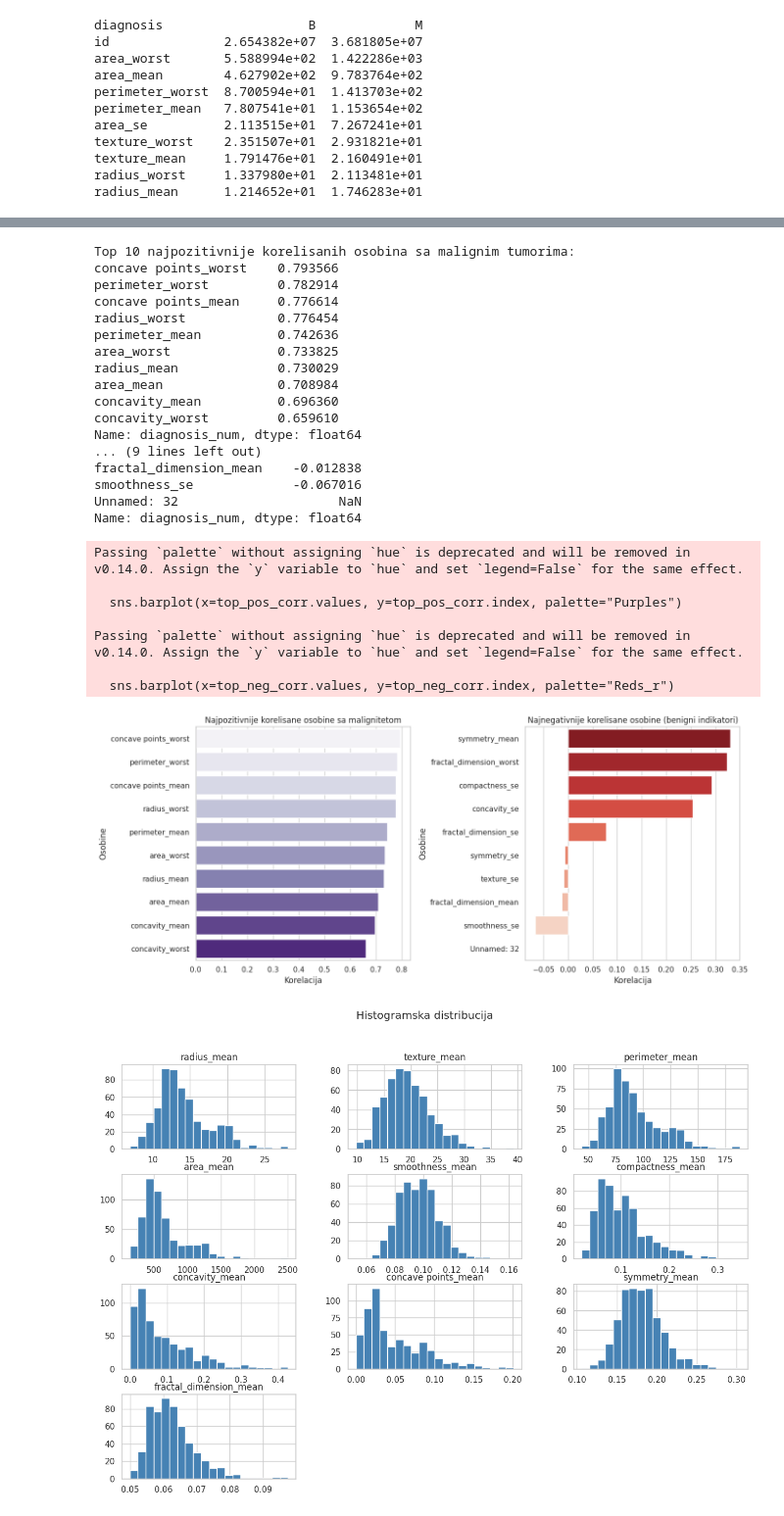
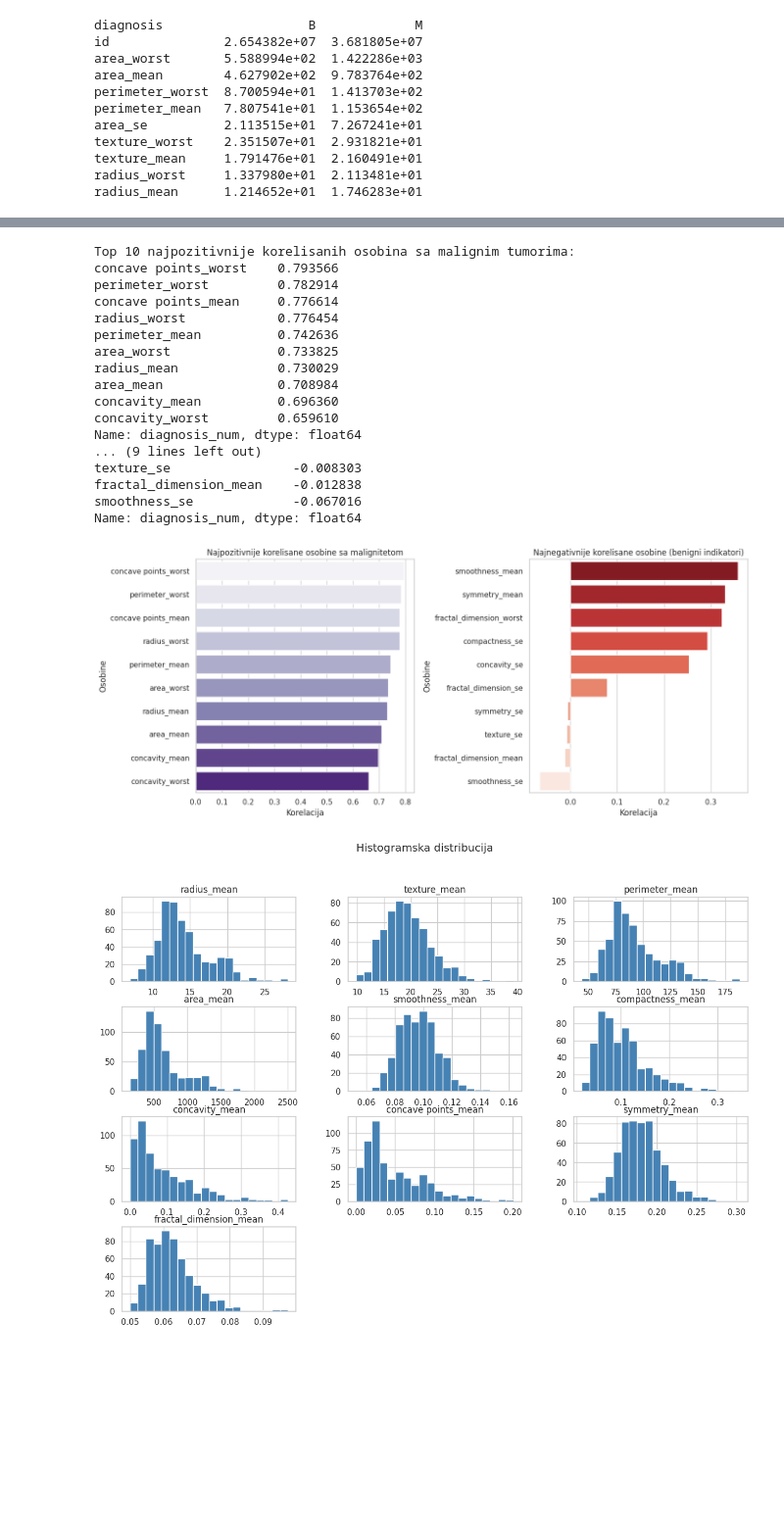
Before and after one commit to tamarajovicic1/Data-Science-Masters, a Jupyter notebook: breast-cancer-analysis/breast_cancer_analysis.ipynb, the cells around one changed output, grey strips where cells are left out. Shown at 98% size. Cells and saved outputs as stored; diff of their text form; code cells hidden in the pictures; blank space fills up the shorter version.

```diff
--- a/breast-cancer-analysis/breast_cancer_analysis.ipynb
+++ b/breast-cancer-analysis/breast_cancer_analysis.ipynb
@@ -51,7 +51,8 @@ df.head()
 # %%
 #čišćenje nepotrebnih podataka
 #brisanje ne potrebne kolone
-df_cleaned = df.drop(columns=["Unnamed: 32"], errors="ignore")
+df = df.drop(columns=["Unnamed: 32"], errors="ignore")
+df_cleaned = df
 # %%
 #uklanjanje suvišnih razmaka u svim tekstualnim kolonama
 df = df.apply(lambda x: x.str.strip() if x.dtype == "object" else x)
@@ -201,41 +190,34 @@ concavity_mean          0.696360
 concavity_worst         0.659610
 Name: diagnosis_num, dtype: float64
 ... (9 lines left out)
+texture_se                -0.008303
 fractal_dimension_mean    -0.012838
 smoothness_se             -0.067016
-Unnamed: 32                     NaN
 Name: diagnosis_num, dtype: float64
 # %%
 #odvojeno top 10 pozitivnih i negativnih korelacija
 top_pos_corr = correlations.head(10)
 top_neg_corr = correlations.tail(10)
 
 #stil
 sns.set(style="whitegrid")
 
 plt.figure(figsize=(14, 6))
 plt.subplot(1, 2, 1)
-sns.barplot(x=top_pos_corr.values, y=top_pos_corr.index, palette="Purples")
+sns.barplot(x=top_pos_corr.values, y=top_pos_corr.index, hue=top_pos_corr.index, palette="Purples", legend=False)
 plt.title("Najpozitivnije korelisane osobine sa malignitetom")
 plt.xlabel("Korelacija")
 plt.ylabel("Osobine")
 plt.subplot(1, 2, 2)
-sns.barplot(x=top_neg_corr.values, y=top_neg_corr.index, palette="Reds_r")
+sns.barplot(x=top_neg_corr.values, y=top_neg_corr.index, hue=top_neg_corr.index, palette="Reds_r", legend=False)
 plt.title("Najnegativnije korelisane osobine (benigni indikatori)")
 plt.xlabel("Korelacija")
 plt.ylabel("Osobine")
 
 plt.tight_layout()
 plt.show()
 # %% [output]
-Passing `palette` without assigning `hue` is deprecated and will be removed in v0.14.0. Assign the `y` variable to `hue` and set `legend=False` for the same effect.
-
-  sns.barplot(x=top_pos_corr.values, y=top_pos_corr.index, palette="Purples")
-
-Passing `palette` without assigning `hue` is deprecated and will be removed in v0.14.0. Assign the `y` variable to `hue` and set `legend=False` for the same effect.
-
-  sns.barplot(x=top_neg_corr.values, y=top_neg_corr.index, palette="Reds_r")
-[figure, old version]
+[figure, new version]
 # %%
 #histogram za numeričke kolone (osim prve dve kolone)
 df[df.columns[2:12]].hist(bins=20, figsize=(15,10), color='steelblue')
```
Also changed, not shown: parts of 7 cells of this notebook.
